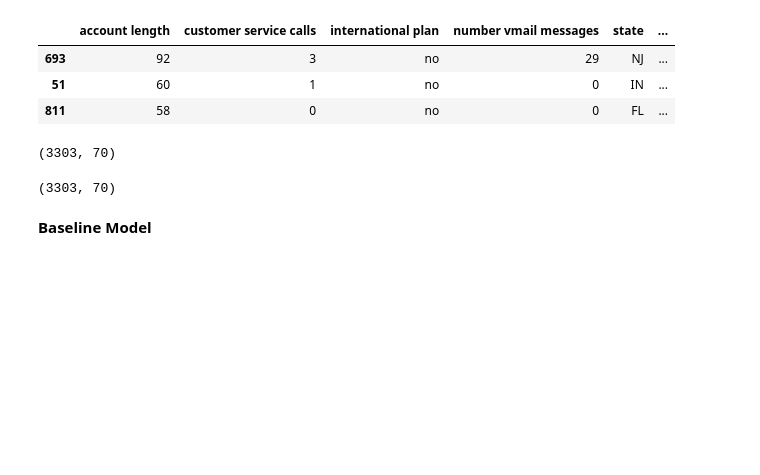
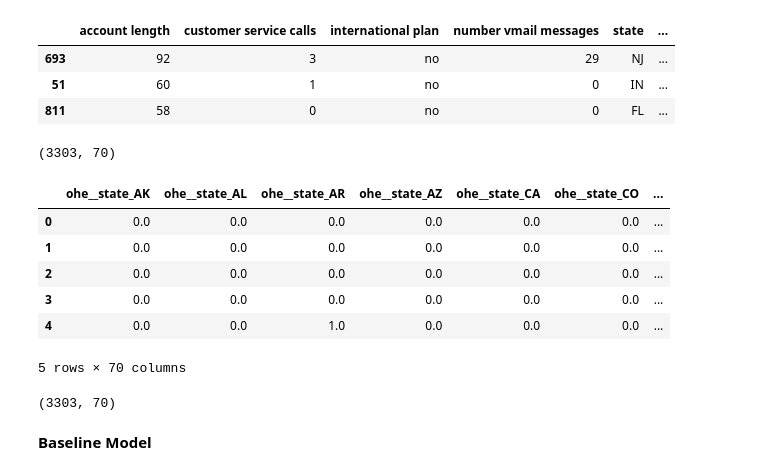
Before and after one commit to KennedyOwinoJnr/ChurnInTelecomsProject, a Jupyter notebook: ProjectNotebook.ipynb, the cells around one changed output. Saved outputs shown, nothing was run; the diff lists cells and outputs as text; code cells hidden in the pictures; blank space fills up the shorter version.

```diff
--- a/ProjectNotebook.ipynb
+++ b/ProjectNotebook.ipynb
@@ -330,6 +330,21 @@ X_train_encoded = ohe_pipeline.fit_transform(X_train)
 X_train_encoded.shape
 # %% [output]
 (3303, 70)
+# %%
+#bonus code to convert the results into dataframe
+
+X_train_encorded_df = pd.DataFrame(X_train_encoded,
+                                    columns= preprocessor_pipeline.named_steps['preprocessor'].get_feature_names_out())
+
+X_train_encorded_df.head()
+# %% [output]
+|  | ohe__state_AK | ohe__state_AL | ohe__state_AR | ohe__state_AZ | ohe__state_CA | ohe__state_CO | ... |
+| 0 | 0.0 | 0.0 | 0.0 | 0.0 | 0.0 | 0.0 | ... |
+| 1 | 0.0 | 0.0 | 0.0 | 0.0 | 0.0 | 0.0 | ... |
+| 2 | 0.0 | 0.0 | 0.0 | 0.0 | 0.0 | 0.0 | ... |
+| 3 | 0.0 | 0.0 | 0.0 | 0.0 | 0.0 | 0.0 | ... |
+| 4 | 0.0 | 0.0 | 1.0 | 0.0 | 0.0 | 0.0 | ... |
+5 rows × 70 columns
 # %%
 #scaling the dataset to be on the same scale to minize the penalty on columns with higher scales.
 scaler = StandardScaler()
```
Also changed, not shown: parts of 9 cells of this notebook, 1 other file.
